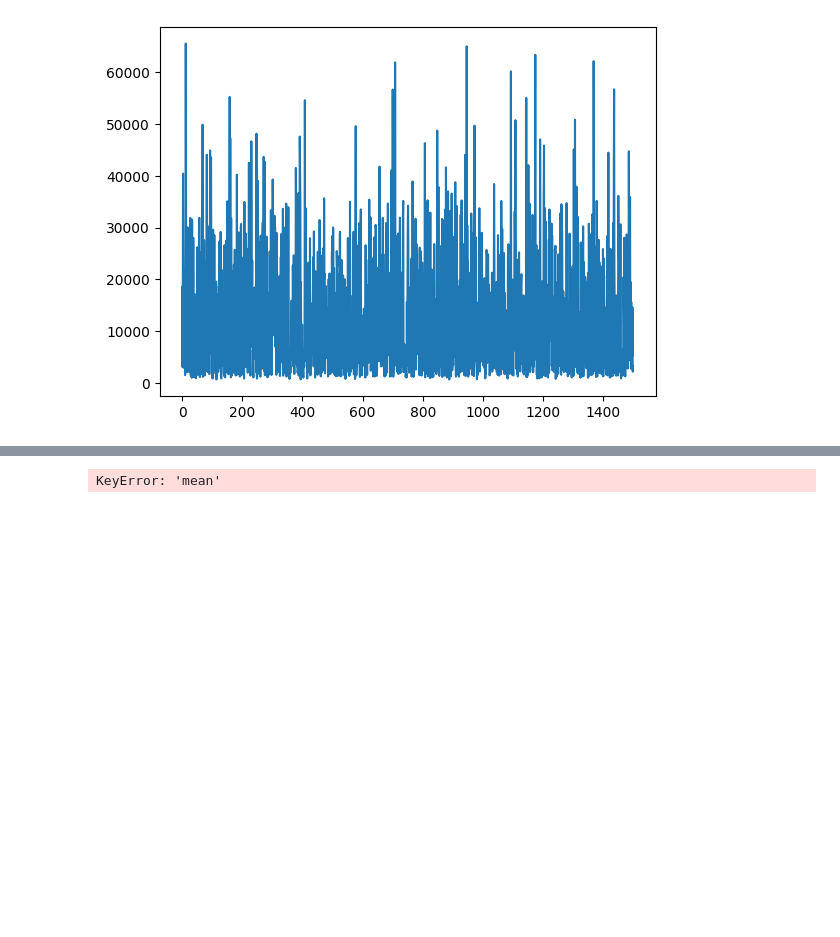
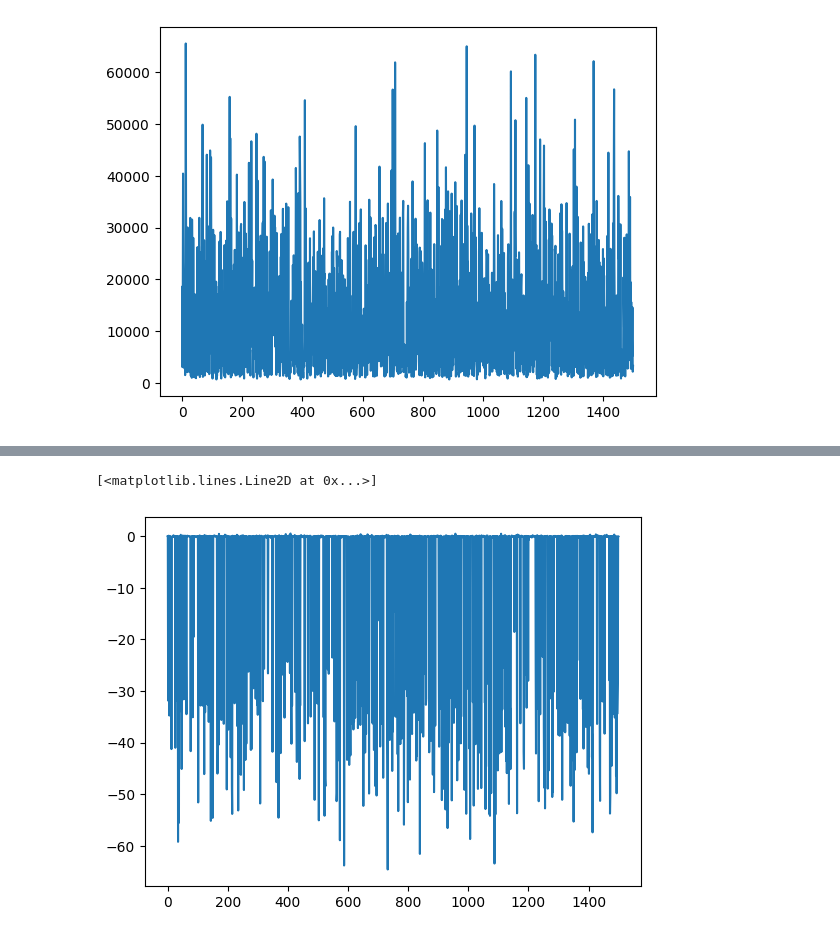
Before and after one commit to MateoRivera/Data-science-lab---Laboratories, a Jupyter notebook: Laboratory 7/Aleja.ipynb, the cells around one changed output, grey strips where cells are left out. Drawn from its saved outputs; the diff is of its cells as text; code cells hidden in the pictures; blank space fills up the shorter version.

```diff
--- a/Laboratory 7/Aleja.ipynb
+++ b/Laboratory 7/Aleja.ipynb
@@ -73,4 +88,5 @@ X=df.iloc[:,:-1]
 # %%
-plt.plot(ana['mean'])
+plt.plot(ana.loc['mean'])
 # %% [output]
-KeyError: 'mean'
+[<matplotlib.lines.Line2D at 0x...>]
+[figure, added]
```
Also changed, not shown: parts of 1 cell of this notebook, 1 other file.
